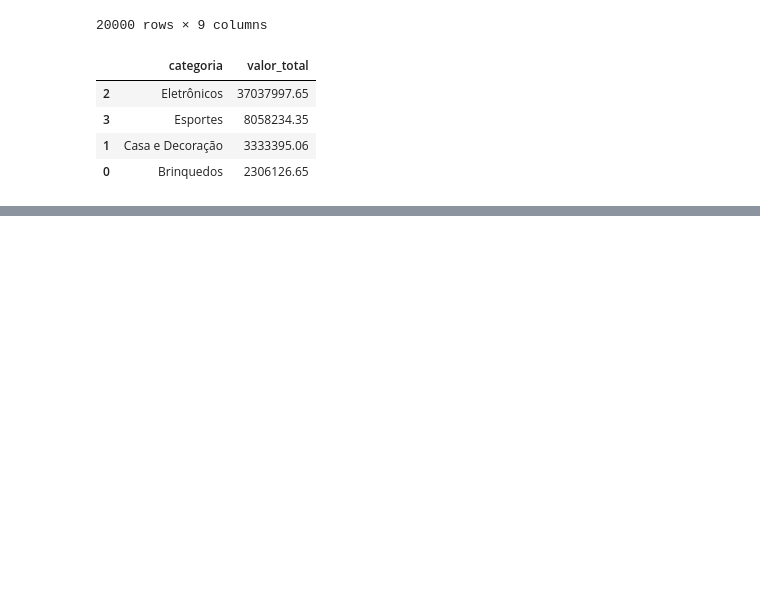
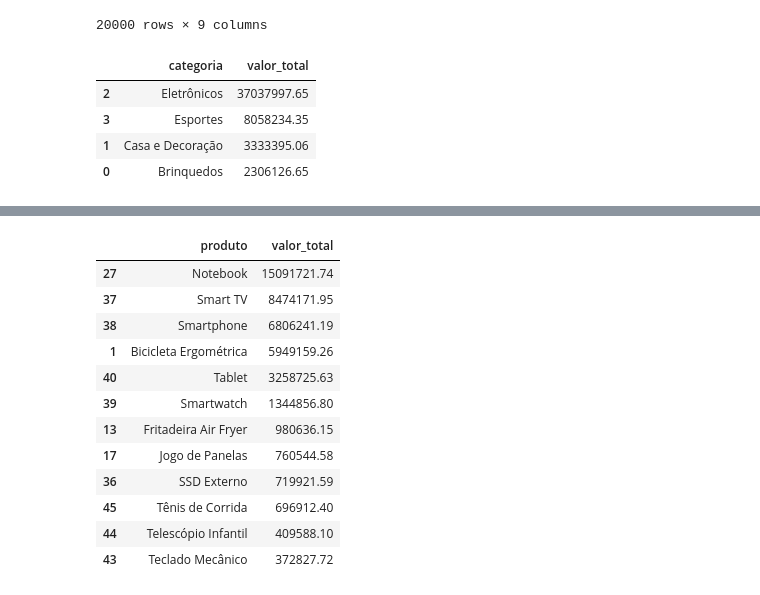
Before and after one commit to reboucasicaro-del/SENAC_DADOS_CASSIO, a Jupyter notebook: arq_03.ipynb, the cells around one changed output, grey strips where cells are left out. Drawn from its saved outputs; the diff is of its cells as text; code cells hidden in the pictures; blank space fills up the shorter version.

```diff
--- a/arq_03.ipynb
+++ b/arq_03.ipynb
@@ -35,0 +65,6 @@ df_valor_categoria
+# %%
+#criação df produto
+
+df_produto = df.groupby('produto')['valor_total'].sum().reset_index()
+df_produto.sort_values(by='valor_total', ascending=False, inplace=True)
+df_produto.head(3)
@@ -35,0 +76,10 @@ df_valor_categoria
+# %%
+array_valor_produto = np.array(df_produto['valor_total']) #array trabalha com calculos em grande volume é uma boa pratica utiliza-lo
+q1 = np.percentile(array_valor_produto, 25)
+q3 = np.percentile(array_valor_produto, 75)
+
+iqr = q3 -q1
+limite_superior = q3 + (1.5 * iqr)
+limite_inferior = q1 -(1.5 * iqr)
+print(f"Limite superior: {limite_superior}")
+print(f"Limite inferior: {limite_inferior}")
@@ -35,0 +101,17 @@ df_valor_categoria
+# %%
+df_produto_25_mais = df_produto.loc[df_produto['valor_total'] > q3]
+df_produto_25_mais
+# %% [output]
+|  | produto | valor_total |
+| 27 | Notebook | 15091721.74 |
+| 37 | Smart TV | 8474171.95 |
+| 38 | Smartphone | 6806241.19 |
+| 1 | Bicicleta Ergométrica | 5949159.26 |
+| 40 | Tablet | 3258725.63 |
+| 39 | Smartwatch | 1344856.80 |
+| 13 | Fritadeira Air Fryer | 980636.15 |
+| 17 | Jogo de Panelas | 760544.58 |
+| 36 | SSD Externo | 719921.59 |
+| 45 | Tênis de Corrida | 696912.40 |
+| 44 | Telescópio Infantil | 409588.10 |
+| 43 | Teclado Mecânico | 372827.72 |
```
Also changed, not shown: parts of 17 cells of this notebook, 1 other file.
